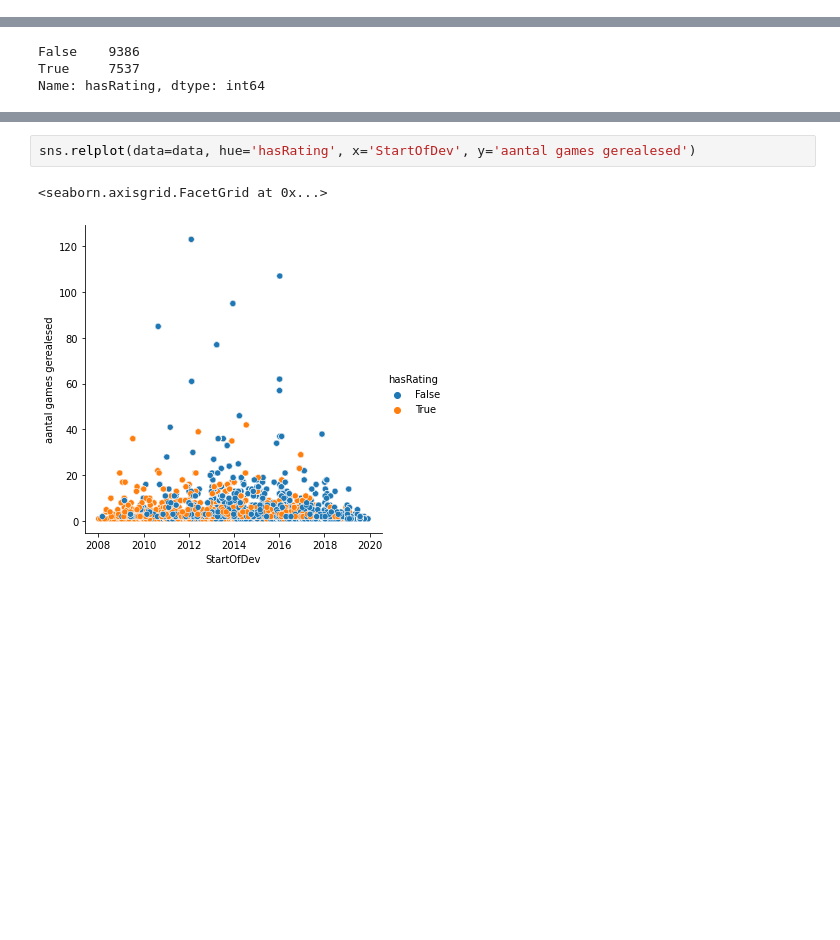
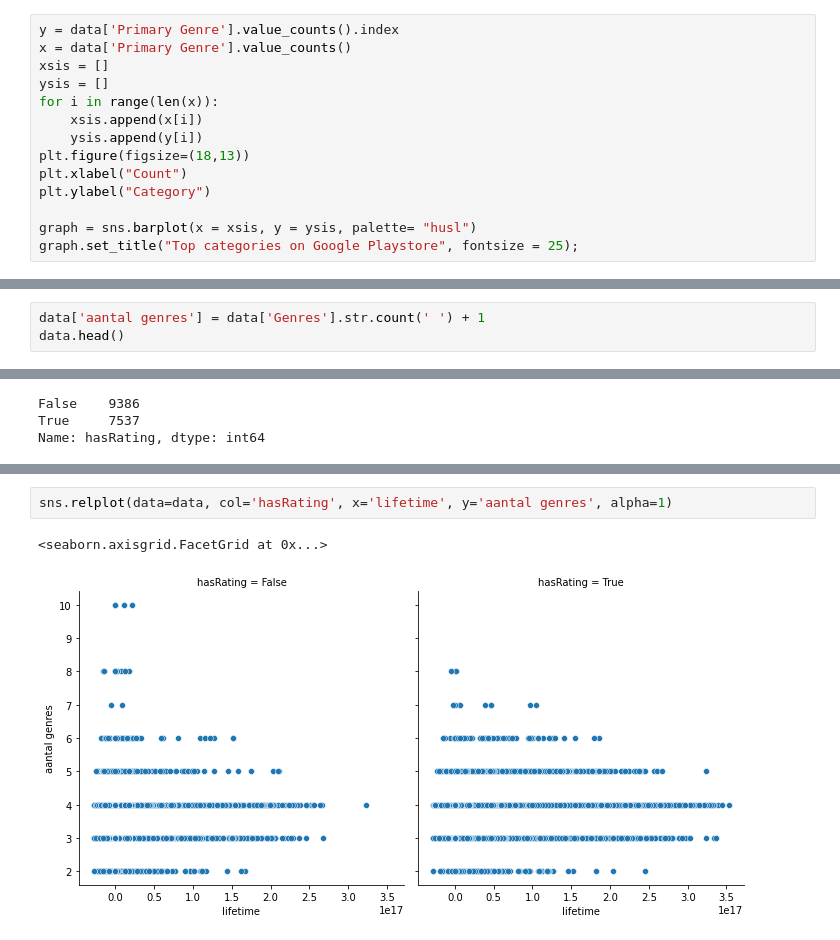
Before and after one commit to Mirmidion/PoC-Challenge2, a Jupyter notebook: YanickNotebook.ipynb, the cells around one changed output, grey strips where cells are left out. Saved outputs shown, nothing was run; the diff lists cells and outputs as text; blank space fills up the shorter version.

```diff
--- a/YanickNotebook.ipynb
+++ b/YanickNotebook.ipynb
@@ -104,0 +89,14 @@ Name: Primary Genre, dtype: int64
+# %%
+y = data['Primary Genre'].value_counts().index
+x = data['Primary Genre'].value_counts()
+xsis = []
+ysis = []
+for i in range(len(x)):
+    xsis.append(x[i])
+    ysis.append(y[i])
+plt.figure(figsize=(18,13))
+plt.xlabel("Count")
+plt.ylabel("Category")
+
+graph = sns.barplot(x = xsis, y = ysis, palette= "husl")
+graph.set_title("Top categories on Google Playstore", fontsize = 25);
@@ -319,0 +332,3 @@ data.head(5)
+# %%
+data['aantal genres'] = data['Genres'].str.count(' ') + 1
+data.head()
@@ -348,5 +377,5 @@ Index(['URL', 'Name', 'Subtitle', 'Icon URL', 'Average User Rating',
 # %%
-sns.relplot(data=data, hue='hasRating', x='StartOfDev', y='aantal games gerealesed')
+sns.relplot(data=data, col='hasRating', x='lifetime', y='aantal genres', alpha=1)
 # %% [output]
 <seaborn.axisgrid.FacetGrid at 0x...>
-[figure, old version]
+[figure, new version]
```
Also changed, not shown: parts of 35 cells of this notebook.
